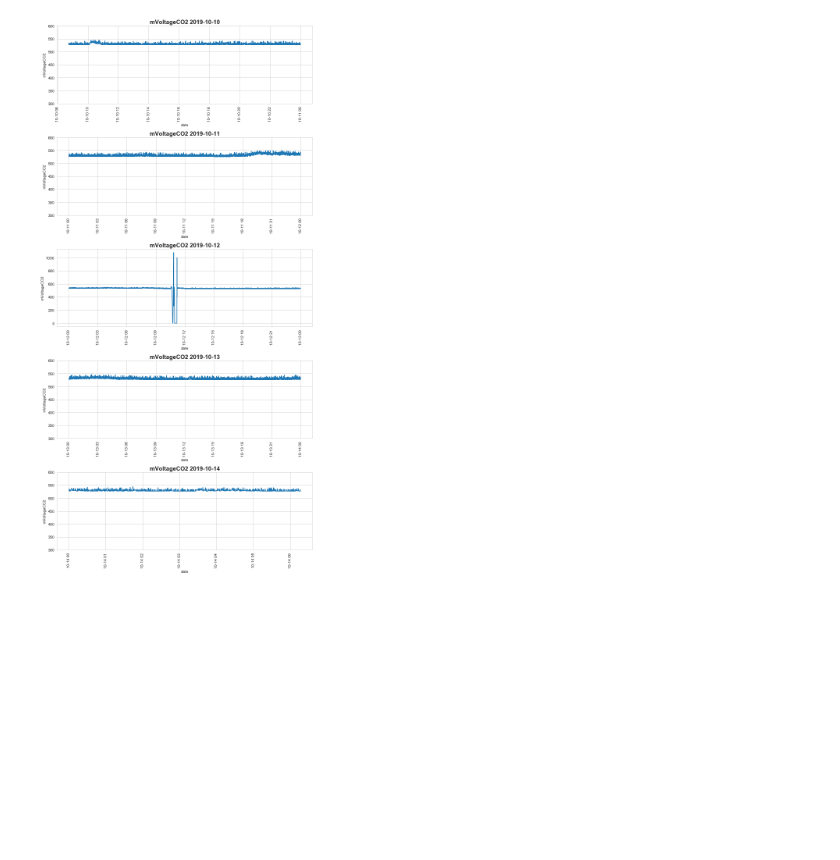
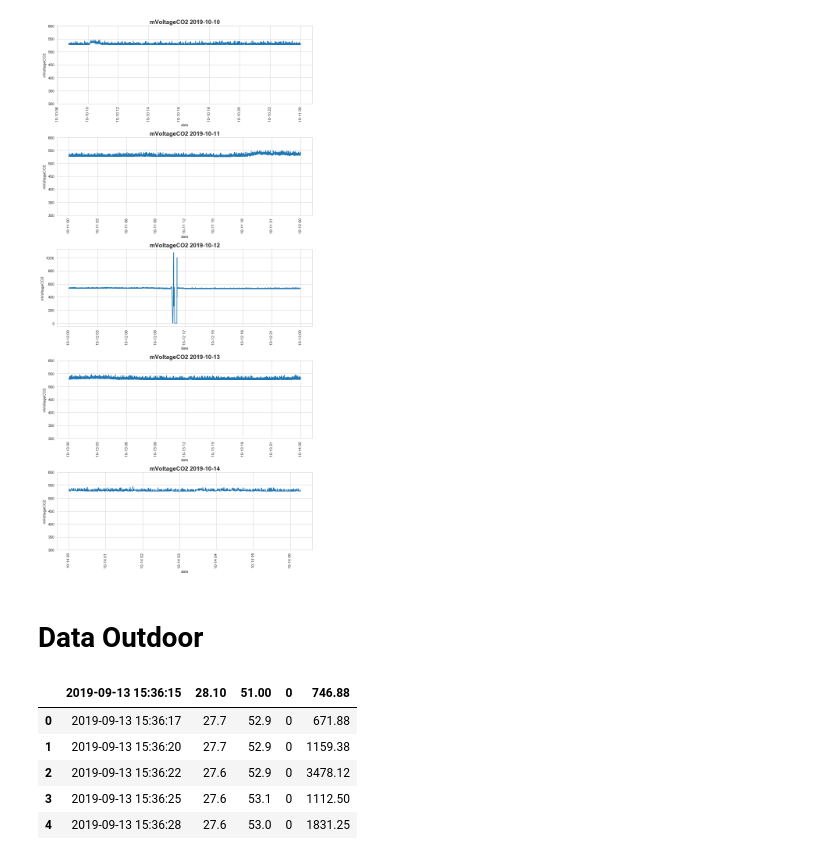
Before and after one commit to muhammadAgfian96/Data-Science-Project, a Jupyter notebook: Air Quality/Data_TA.ipynb, the cells around one changed output. Cells and saved outputs as stored; diff of their text form; code cells hidden in the pictures; blank space fills up the shorter version.

```diff
--- a/Air Quality/Data_TA.ipynb
+++ b/Air Quality/Data_TA.ipynb
@@ -264,3 +278,16 @@ for j in range(len(dates)):
 plt.tight_layout()
 # %% [output]
 [figure]
+# %% [markdown]
+# Data Outdoor
+# %%
+df_out = pd.read_excel('outdoor.xlsx')
+# %%
+df_out.head()
+# %% [output]
+|  | 2019-09-13 15:36:15 | 28.10 | 51.00 | 0 | 746.88 |
+| 0 | 2019-09-13 15:36:17 | 27.7 | 52.9 | 0 | 671.88 |
+| 1 | 2019-09-13 15:36:20 | 27.7 | 52.9 | 0 | 1159.38 |
+| 2 | 2019-09-13 15:36:22 | 27.6 | 52.9 | 0 | 3478.12 |
+| 3 | 2019-09-13 15:36:25 | 27.6 | 53.1 | 0 | 1112.50 |
+| 4 | 2019-09-13 15:36:28 | 27.6 | 53.0 | 0 | 1831.25 |
```
Also changed, not shown: parts of 9 cells of this notebook, 1 other file.
